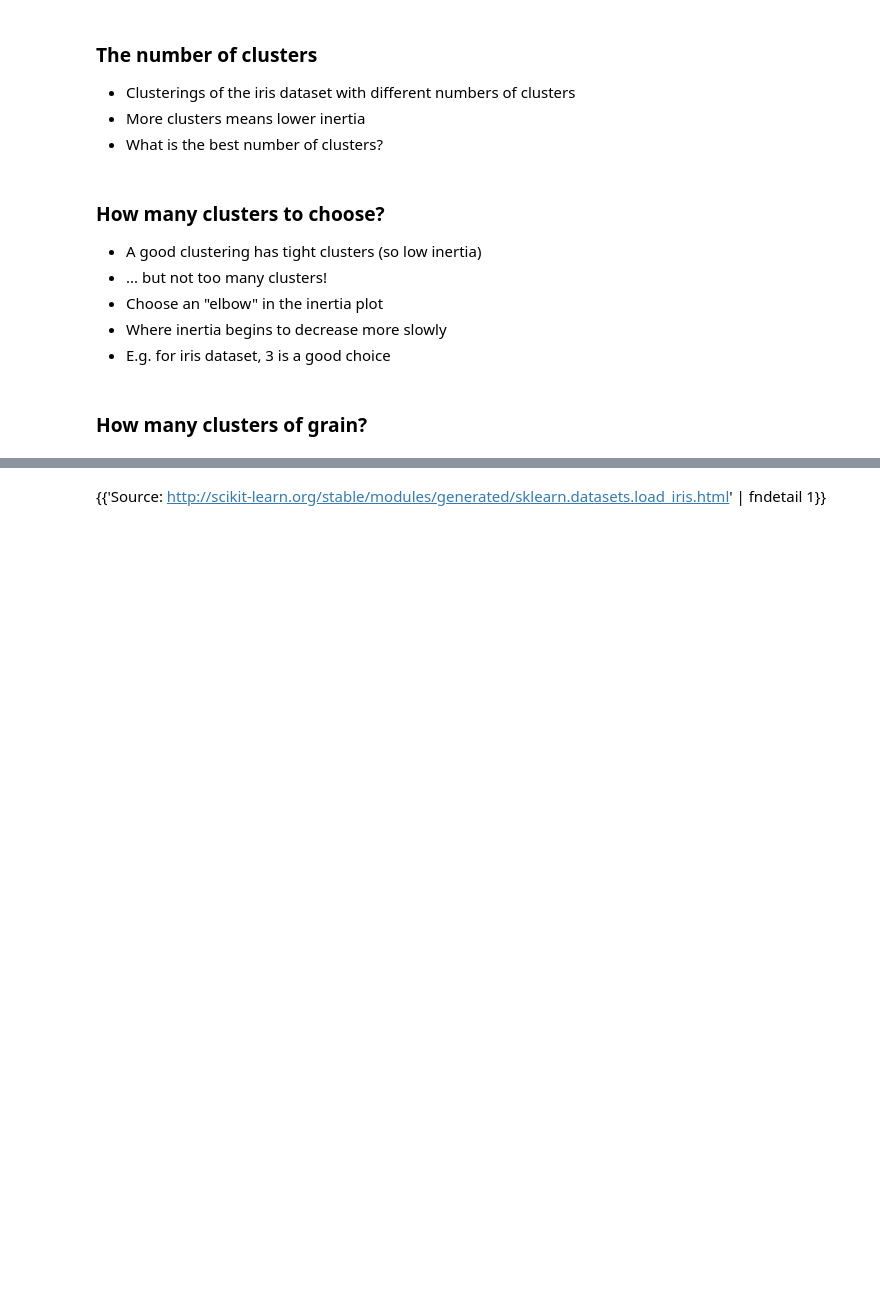
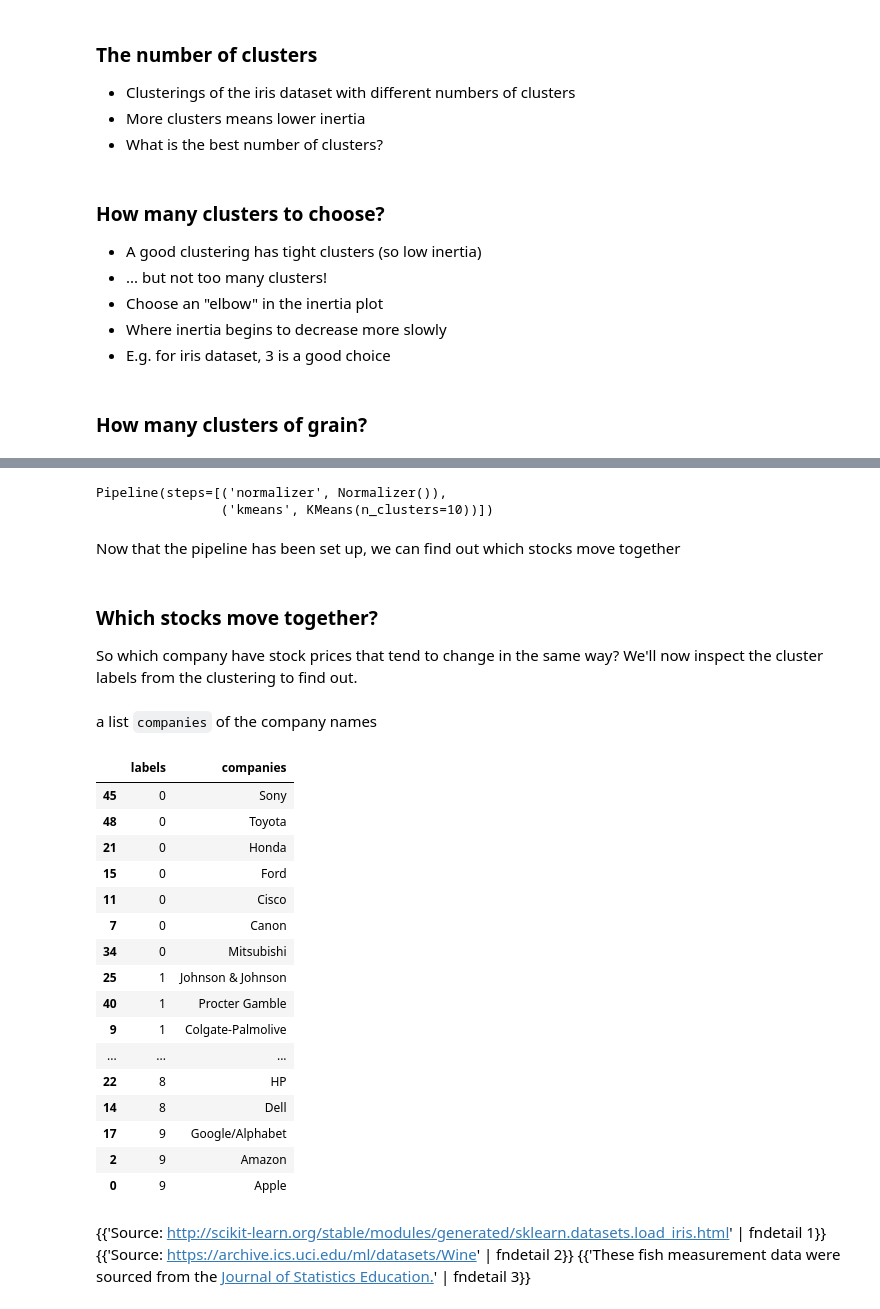
Before and after one commit to VictorOmondi1997/Unsupervised-Learning-in-Python, a Jupyter notebook: Unsupervised Learning in Python.ipynb, the cells around one changed output, grey strips where cells are left out. Cells and saved outputs as stored; diff of their text form; code cells hidden in the pictures; blank space fills up the shorter version.

```diff
--- a/Unsupervised Learning in Python.ipynb
+++ b/Unsupervised Learning in Python.ipynb
@@ -881,0 +16086,22 @@ model.inertia_
+# %%
+# Create a normalizer: normalizer_movements
+normalizer_movements = Normalizer()
+
+# Create a KMeans model with 10 clusters: kmeans_movements
+kmeans_movements = KMeans(n_clusters=10)
+
+# Make a pipeline chaining normalizer and kmeans: pipeline_movements
+pipeline_movements = make_pipeline(normalizer_movements, kmeans_movements)
+
+# Fit pipeline to the daily price movements
+pipeline_movements.fit(movements)
+# %% [output]
+Pipeline(steps=[('normalizer', Normalizer()),
+                ('kmeans', KMeans(n_clusters=10))])
+# %% [markdown]
+Now that the pipeline has been set up, we can find out which stocks move together
+# %% [markdown]
+### Which stocks move together?
+
+
+So which company have stock prices that tend to change in the same way? We'll now inspect the cluster labels from the clustering to find out.
@@ -882,2 +16169,33 @@ model.inertia_
+# %% [markdown]
+a list `companies` of the company names
+# %%
+# Predict the cluster labels: labels_movements
+labels_movements = pipeline_movements.predict(movements)
+
+# Create a DataFrame aligning labels and companies: df
+movements_df = pd.DataFrame({'labels': labels_movements, 'companies': companies_movements})
+
+# Display df sorted by cluster label
+movements_df.sort_values("labels")
+# %% [output]
+|  | labels | companies |
+| 45 | 0 | Sony |
+| 48 | 0 | Toyota |
+| 21 | 0 | Honda |
+| 15 | 0 | Ford |
+| 11 | 0 | Cisco |
+| 7 | 0 | Canon |
+| 34 | 0 | Mitsubishi |
+| 25 | 1 | Johnson & Johnson |
+| 40 | 1 | Procter Gamble |
+| 9 | 1 | Colgate-Palmolive |
+| ... | ... | ... |
+| 22 | 8 | HP |
+| 14 | 8 | Dell |
+| 17 | 9 | Google/Alphabet |
+| 2 | 9 | Amazon |
+| 0 | 9 | Apple |
 # %% [markdown]
 {{'Source: [http://scikit-learn.org/stable/modules/generated/sklearn.datasets.load_iris.html](http://scikit-learn.org/stable/modules/generated/sklearn.datasets.load_iris.html)' | fndetail 1}}
+{{'Source: [https://archive.ics.uci.edu/ml/datasets/Wine](https://archive.ics.uci.edu/ml/datasets/Wine)' | fndetail 2}}
+{{'These fish measurement data were sourced from the [Journal of Statistics Education.](http://ww2.amstat.org/publications/jse/jse_data_archive.htm)' | fndetail 3}}
```
Also changed, not shown: parts of 27 cells of this notebook.
